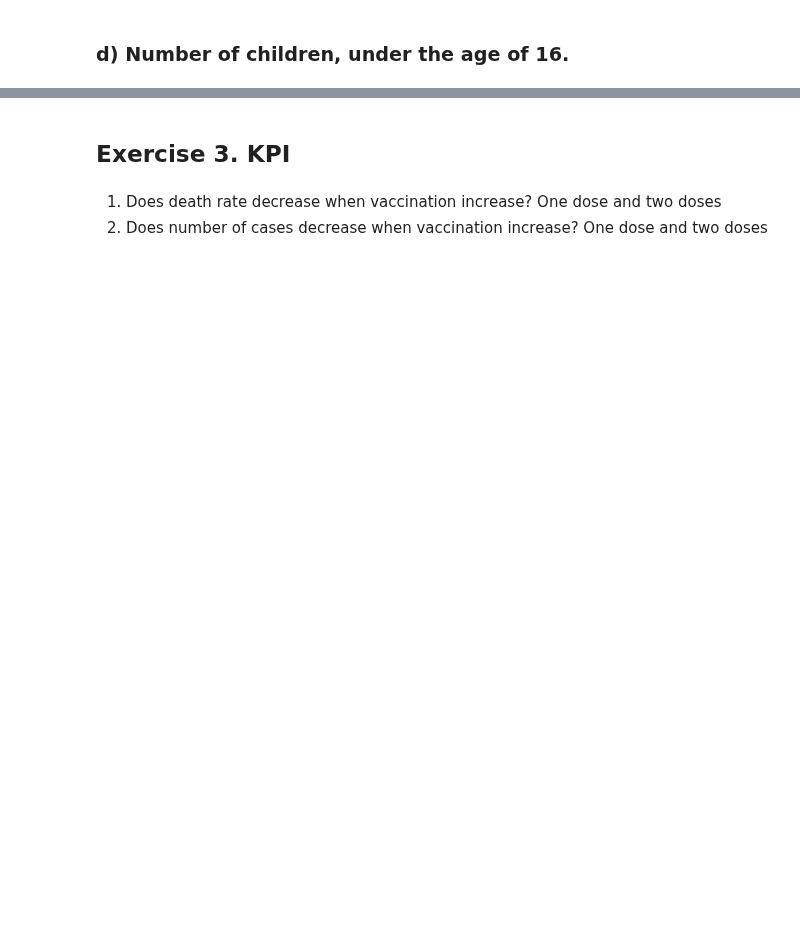
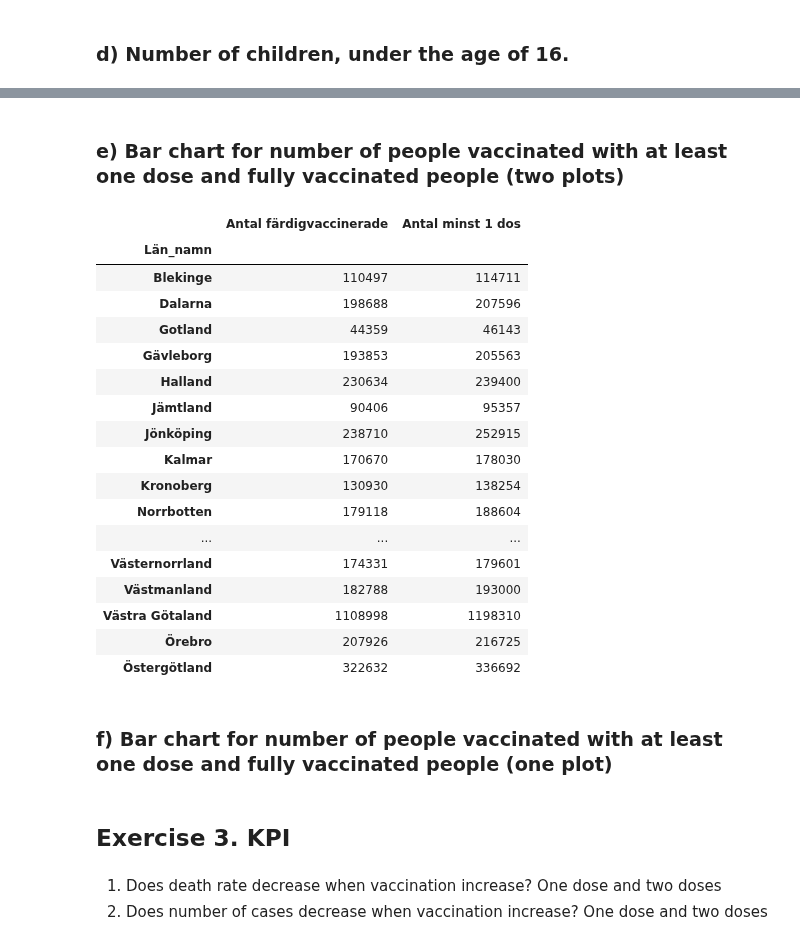
Before and after one commit to Anna-MariaSjolund/Data-Handling-Anna-MariaSjolund, a Jupyter notebook: Labs/Covid-Lab/covid_lab.ipynb, the cells around one changed output, grey strips where cells are left out. Saved outputs shown, nothing was run; the diff lists cells and outputs as text; code cells hidden in the pictures; blank space fills up the shorter version.

Commit message:
Added and changed plots for vaccination

```diff
--- a/Labs/Covid-Lab/covid_lab.ipynb
+++ b/Labs/Covid-Lab/covid_lab.ipynb
@@ -316,0 +281,26 @@ fig.write_html('first_figure.html', auto_open=True)
+# %% [markdown]
+### e) Bar chart for number of people vaccinated with at least one dose and fully vaccinated people (two plots)
+# %%
+#Creates a new dataframe to be used for plotting vaccination for each "län"
+vaccination_summed = pd.DataFrame(vaccination["Antal färdigvaccinerade"].groupby(vaccination["Län_namn"]).sum())
+vaccination_summed["Antal minst 1 dos"] = vaccination["Antal minst 1 dos"].groupby(vaccination["Län_namn"]).sum()
+vaccination_summed
+# %% [output]
+|  | Antal färdigvaccinerade | Antal minst 1 dos |
+| Län_namn |  |  |
+| Blekinge | 110497 | 114711 |
+| Dalarna | 198688 | 207596 |
+| Gotland | 44359 | 46143 |
+| Gävleborg | 193853 | 205563 |
+| Halland | 230634 | 239400 |
+| Jämtland | 90406 | 95357 |
+| Jönköping | 238710 | 252915 |
+| Kalmar | 170670 | 178030 |
+| Kronoberg | 130930 | 138254 |
+| Norrbotten | 179118 | 188604 |
+| ... | ... | ... |
+| Västernorrland | 174331 | 179601 |
+| Västmanland | 182788 | 193000 |
+| Västra Götaland | 1108998 | 1198310 |
+| Örebro | 207926 | 216725 |
+| Östergötland | 322632 | 336692 |
@@ -316,0 +357,2 @@ fig.write_html('first_figure.html', auto_open=True)
+# %% [markdown]
+### f) Bar chart for number of people vaccinated with at least one dose and fully vaccinated people (one plot)
```
Also changed, not shown: parts of 21 cells of this notebook.
